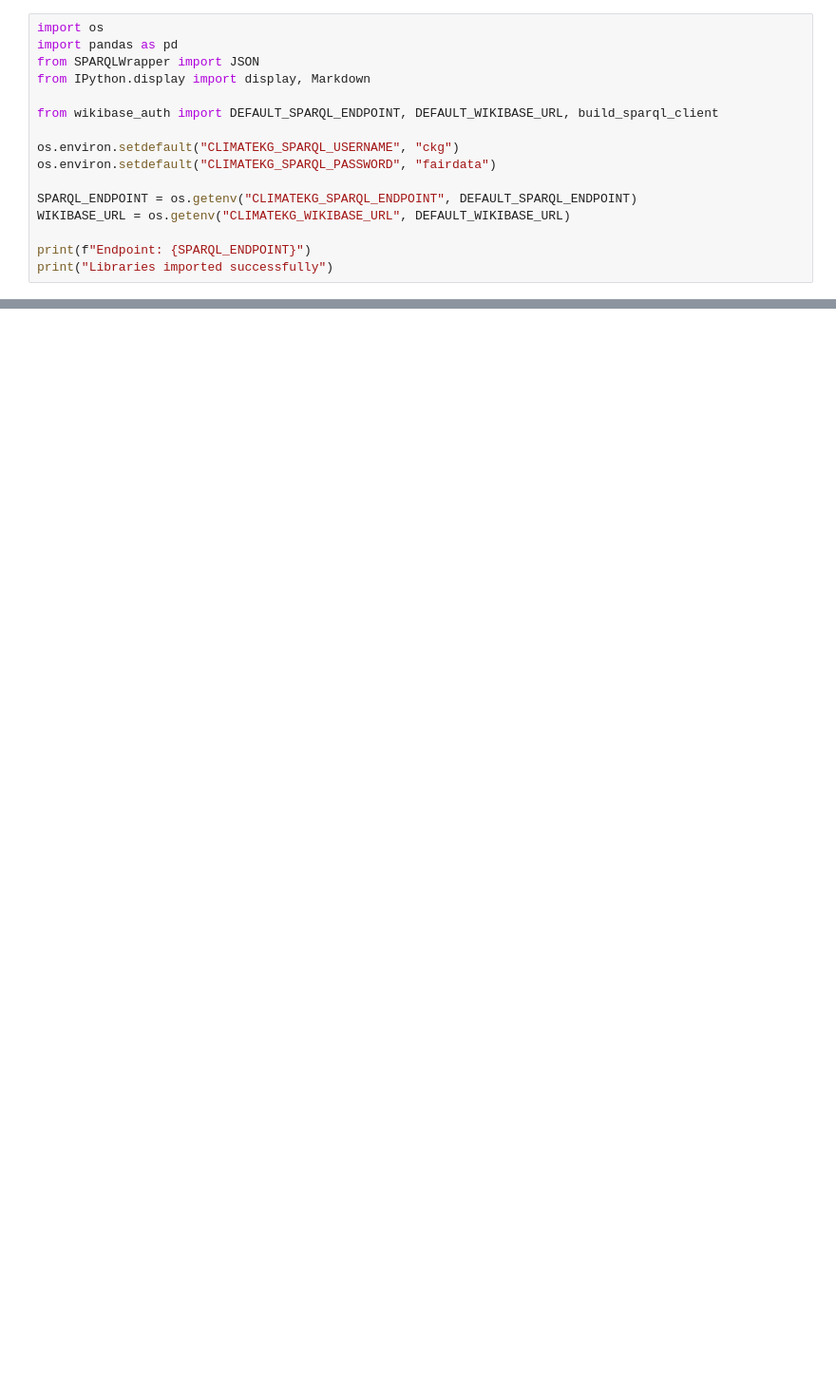
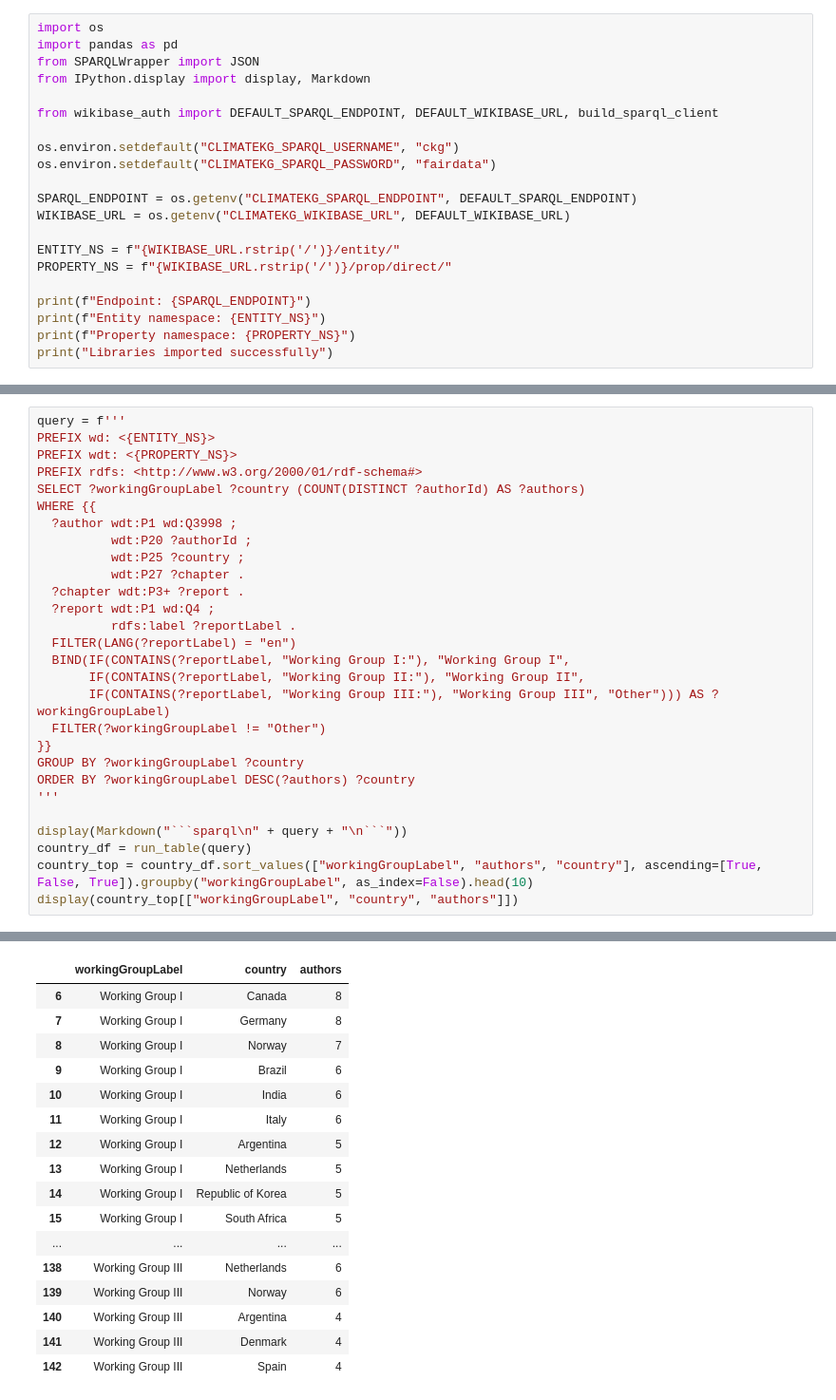
Before and after one commit to TIBHannover/ClimateKG-Data-Bench, a Jupyter notebook: sparql_queries/authors.ipynb, the cells around one changed output, grey strips where cells are left out. Shown at 95% size. Cells and saved outputs as stored; diff of their text form; blank space fills up the shorter version.

Commit message:
authors

````diff
--- a/sparql_queries/authors.ipynb
+++ b/sparql_queries/authors.ipynb
@@ -32,7 +39,12 @@ os.environ.setdefault("CLIMATEKG_SPARQL_PASSWORD", "fairdata")
 SPARQL_ENDPOINT = os.getenv("CLIMATEKG_SPARQL_ENDPOINT", DEFAULT_SPARQL_ENDPOINT)
 WIKIBASE_URL = os.getenv("CLIMATEKG_WIKIBASE_URL", DEFAULT_WIKIBASE_URL)
 
+ENTITY_NS = f"{WIKIBASE_URL.rstrip('/')}/entity/"
+PROPERTY_NS = f"{WIKIBASE_URL.rstrip('/')}/prop/direct/"
+
 print(f"Endpoint: {SPARQL_ENDPOINT}")
+print(f"Entity namespace: {ENTITY_NS}")
+print(f"Property namespace: {PROPERTY_NS}")
 print("Libraries imported successfully")
 # %% [output]
 'ckg'
@@ -91,0 +514,29 @@ This gives us a clean starting point for author-level analysis: we can count how
+# %%
+query = f'''
+PREFIX wd: <{ENTITY_NS}>
+PREFIX wdt: <{PROPERTY_NS}>
+PREFIX rdfs: <http://www.w3.org/2000/01/rdf-schema#>
+SELECT ?workingGroupLabel ?country (COUNT(DISTINCT ?authorId) AS ?authors)
+WHERE {{
+  ?author wdt:P1 wd:Q3998 ;
+          wdt:P20 ?authorId ;
+          wdt:P25 ?country ;
+          wdt:P27 ?chapter .
+  ?chapter wdt:P3+ ?report .
+  ?report wdt:P1 wd:Q4 ;
+          rdfs:label ?reportLabel .
+  FILTER(LANG(?reportLabel) = "en")
+  BIND(IF(CONTAINS(?reportLabel, "Working Group I:"), "Working Group I",
+       IF(CONTAINS(?reportLabel, "Working Group II:"), "Working Group II",
+       IF(CONTAINS(?reportLabel, "Working Group III:"), "Working Group III", "Other"))) AS ?workingGroupLabel)
+  FILTER(?workingGroupLabel != "Other")
+}}
+GROUP BY ?workingGroupLabel ?country
+ORDER BY ?workingGroupLabel DESC(?authors) ?country
+'''
+
+display(Markdown("```sparql\n" + query + "\n```"))
+country_df = run_table(query)
+country_top = country_df.sort_values(["workingGroupLabel", "authors", "country"], ascending=[True, False, True]).groupby("workingGroupLabel", as_index=False).head(10)
+display(country_top[["workingGroupLabel", "country", "authors"]])
+# %% [output]
@@ -91,0 +567,17 @@ This gives us a clean starting point for author-level analysis: we can count how
+|  | workingGroupLabel | country | authors |
+| 6 | Working Group I | Canada | 8 |
+| 7 | Working Group I | Germany | 8 |
+| 8 | Working Group I | Norway | 7 |
+| 9 | Working Group I | Brazil | 6 |
+| 10 | Working Group I | India | 6 |
+| 11 | Working Group I | Italy | 6 |
+| 12 | Working Group I | Argentina | 5 |
+| 13 | Working Group I | Netherlands | 5 |
+| 14 | Working Group I | Republic of Korea | 5 |
+| 15 | Working Group I | South Africa | 5 |
+| ... | ... | ... | ... |
+| 138 | Working Group III | Netherlands | 6 |
+| 139 | Working Group III | Norway | 6 |
+| 140 | Working Group III | Argentina | 4 |
+| 141 | Working Group III | Denmark | 4 |
+| 142 | Working Group III | Spain | 4 |
````
Also changed, not shown: parts of 16 cells of this notebook, 3 other files.
